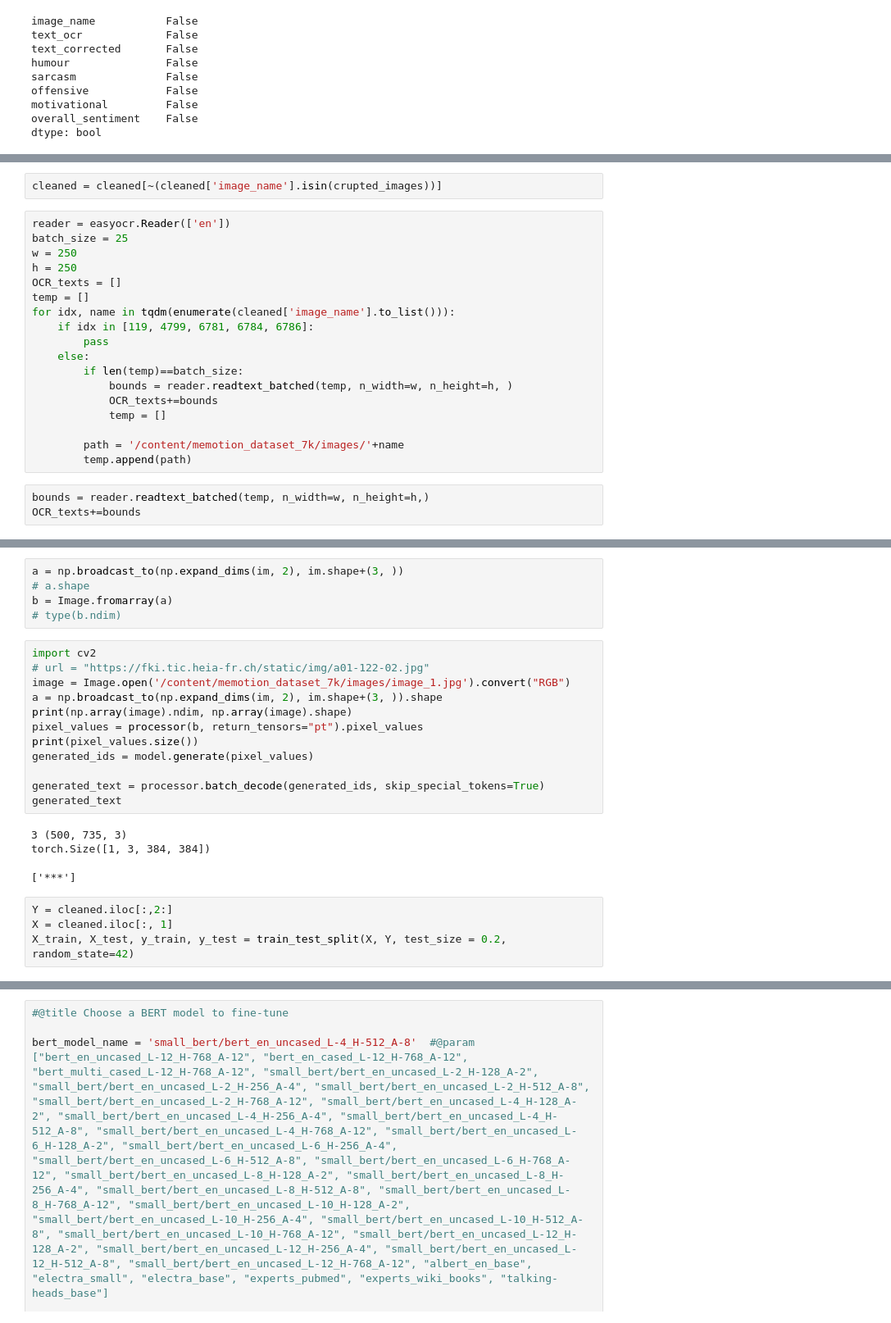
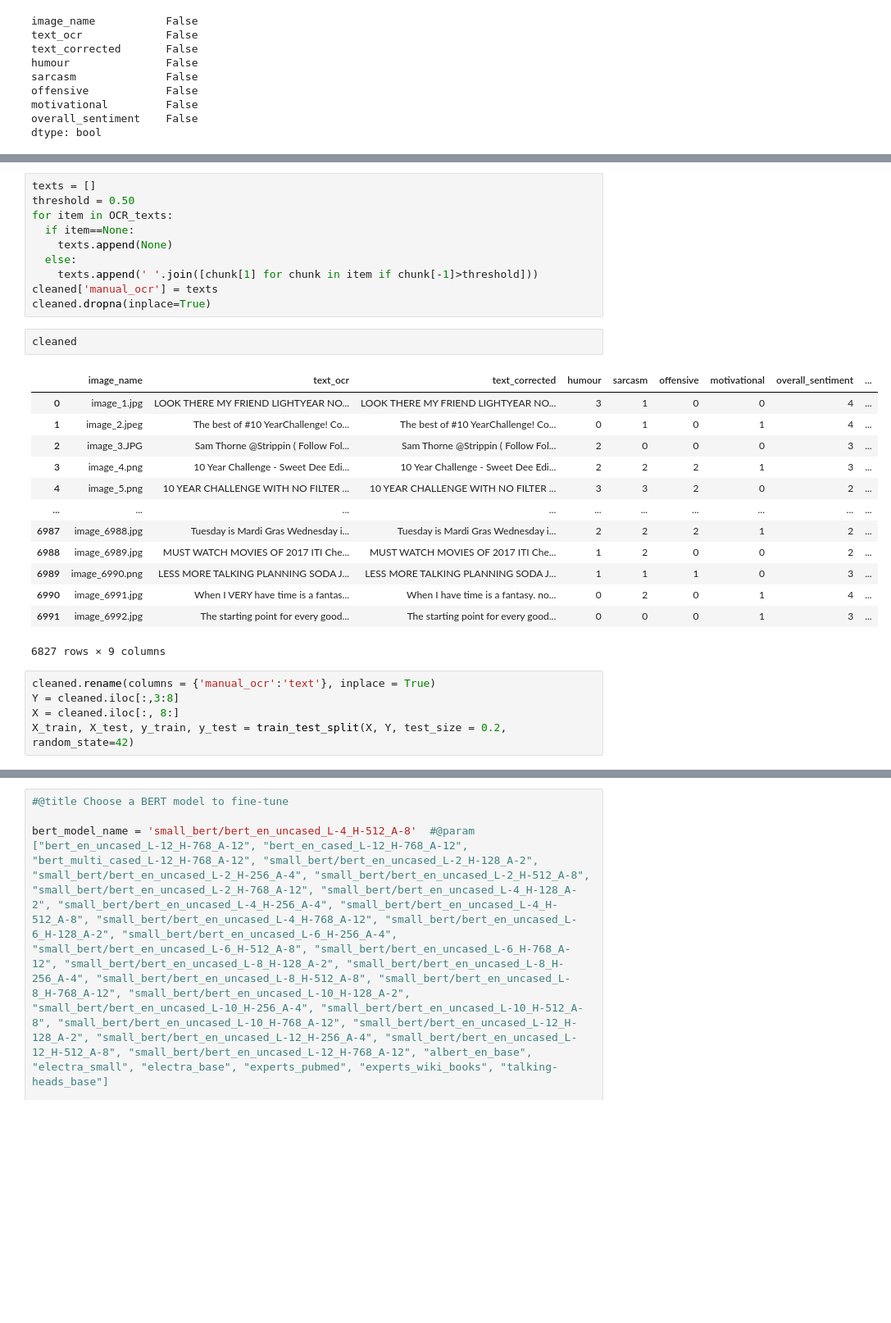
Before and after one commit to meti-94/xAI-exercises, a Jupyter notebook: Predictive Analysis/OCR/OCR-BERTE.ipynb, the cells around one changed output, grey strips where cells are left out. Shown at 82% size. Saved outputs shown, nothing was run; the diff lists cells and outputs as text; blank space fills up the shorter version.

```diff
--- a/Predictive Analysis/OCR/OCR-BERTE.ipynb
+++ b/Predictive Analysis/OCR/OCR-BERTE.ipynb
@@ -99,23 +112,0 @@ crupted_images
-# %%
-cleaned = cleaned[~(cleaned['image_name'].isin(crupted_images))]
-# %%
-reader = easyocr.Reader(['en'])
-batch_size = 25
-w = 250
-h = 250
-OCR_texts = []
-temp = []
-for idx, name in tqdm(enumerate(cleaned['image_name'].to_list())):
-    if idx in [119, 4799, 6781, 6784, 6786]:
-        pass
-    else:
-        if len(temp)==batch_size:
-            bounds = reader.readtext_batched(temp, n_width=w, n_height=h, )
-            OCR_texts+=bounds
-            temp = []
-
-        path = '/content/memotion_dataset_7k/images/'+name
-        temp.append(path)
-# %%
-bounds = reader.readtext_batched(temp, n_width=w, n_height=h,)
-OCR_texts+=bounds
@@ -148,27 +113,33 @@ print(im.ndim)
-# %%
-a = np.broadcast_to(np.expand_dims(im, 2), im.shape+(3, ))
-# a.shape
-b = Image.fromarray(a)
-# type(b.ndim)
-# %%
-import cv2
-# url = "https://fki.tic.heia-fr.ch/static/img/a01-122-02.jpg"
-image = Image.open('/content/memotion_dataset_7k/images/image_1.jpg').convert("RGB")
-a = np.broadcast_to(np.expand_dims(im, 2), im.shape+(3, )).shape
-print(np.array(image).ndim, np.array(image).shape)
-pixel_values = processor(b, return_tensors="pt").pixel_values
-print(pixel_values.size())
-generated_ids = model.generate(pixel_values)
-
-generated_text = processor.batch_decode(generated_ids, skip_special_tokens=True)
-generated_text
-# %% [output]
-3 (500, 735, 3)
-torch.Size([1, 3, 384, 384])
-['***']
+# %%
+texts = []
+threshold = 0.50
+for item in OCR_texts:
+  if item==None:
+    texts.append(None)
+  else:
+    texts.append(' '.join([chunk[1] for chunk in item if chunk[-1]>threshold]))
+cleaned['manual_ocr'] = texts
+cleaned.dropna(inplace=True)
+# %%
+cleaned
+# %% [output]
+|  | image_name | text_ocr | text_corrected | humour | sarcasm | offensive | motivational | overall_sentiment | ... |
+| 0 | image_1.jpg | LOOK THERE MY FRIEND LIGHTYEAR NO... | LOOK THERE MY FRIEND LIGHTYEAR NO... | 3 | 1 | 0 | 0 | 4 | ... |
+| 1 | image_2.jpeg | The best of #10 YearChallenge! Co... | The best of #10 YearChallenge! Co... | 0 | 1 | 0 | 1 | 4 | ... |
+| 2 | image_3.JPG | Sam Thorne @Strippin ( Follow Fol... | Sam Thorne @Strippin ( Follow Fol... | 2 | 0 | 0 | 0 | 3 | ... |
+| 3 | image_4.png | 10 Year Challenge - Sweet Dee Edi... | 10 Year Challenge - Sweet Dee Edi... | 2 | 2 | 2 | 1 | 3 | ... |
+| 4 | image_5.png | 10 YEAR CHALLENGE WITH NO FILTER ... | 10 YEAR CHALLENGE WITH NO FILTER ... | 3 | 3 | 2 | 0 | 2 | ... |
+| ... | ... | ... | ... | ... | ... | ... | ... | ... | ... |
+| 6987 | image_6988.jpg | Tuesday is Mardi Gras Wednesday i... | Tuesday is Mardi Gras Wednesday i... | 2 | 2 | 2 | 1 | 2 | ... |
+| 6988 | image_6989.jpg | MUST WATCH MOVIES OF 2017 ITI Che... | MUST WATCH MOVIES OF 2017 ITI Che... | 1 | 2 | 0 | 0 | 2 | ... |
+| 6989 | image_6990.png | LESS MORE TALKING PLANNING SODA J... | LESS MORE TALKING PLANNING SODA J... | 1 | 1 | 1 | 0 | 3 | ... |
+| 6990 | image_6991.jpg | When I VERY have time is a fantas... | When I have time is a fantasy. no... | 0 | 2 | 0 | 1 | 4 | ... |
+| 6991 | image_6992.jpg | The starting point for every good... | The starting point for every good... | 0 | 0 | 0 | 1 | 3 | ... |
+6827 rows × 9 columns
 # %%
-Y = cleaned.iloc[:,2:]
-X = cleaned.iloc[:, 1]
+cleaned.rename(columns = {'manual_ocr':'text'}, inplace = True)
+Y = cleaned.iloc[:,3:8]
+X = cleaned.iloc[:, 8:]
 X_train, X_test, y_train, y_test = train_test_split(X, Y, test_size = 0.2, random_state=42)
 # %%
 def standardization(data):
```
Also changed, not shown: parts of 17 cells of this notebook.
